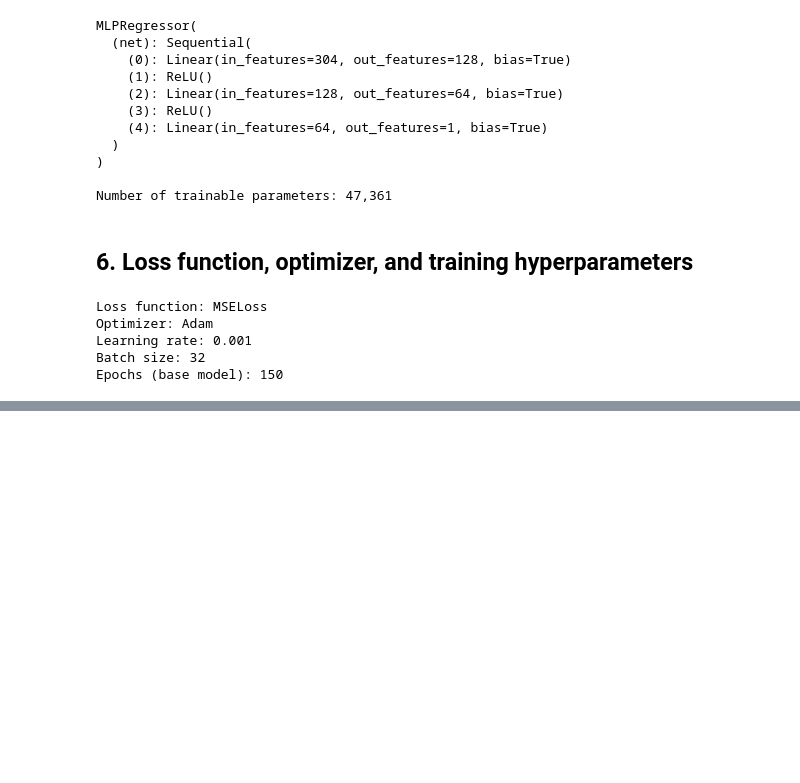
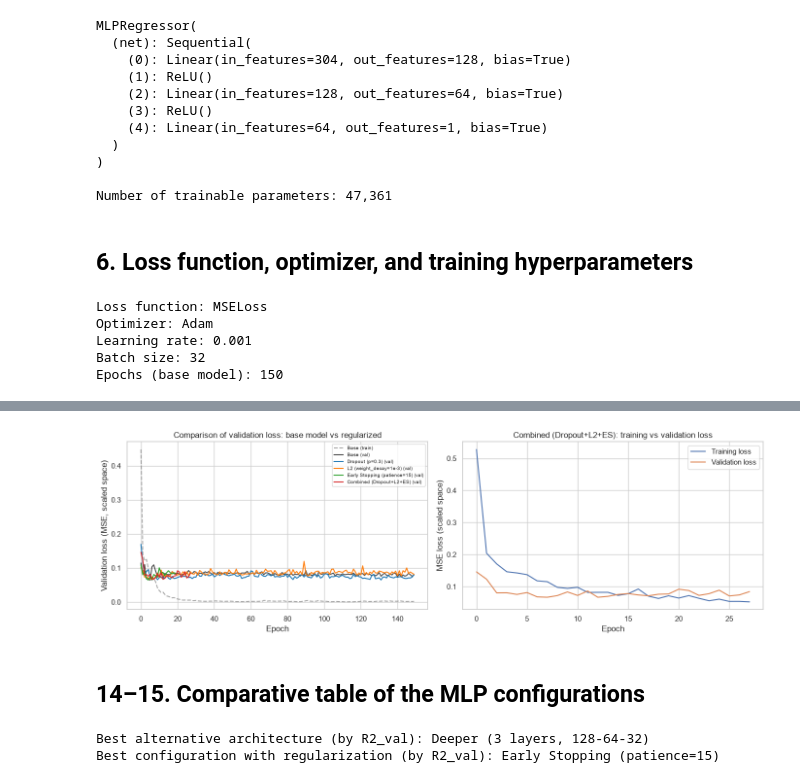
Before and after one commit to anuri-el/Machine-Learning-Technologies, a Jupyter notebook: l6_mlp.ipynb, the cells around one changed output, grey strips where cells are left out. Drawn from its saved outputs; the diff is of its cells as text; code cells hidden in the pictures; blank space fills up the shorter version.

```diff
--- a/l6_mlp.ipynb
+++ b/l6_mlp.ipynb
@@ -333,0 +582,43 @@ model_base = MLPRegressor(input_dim=n_features, hidden_sizes=(128, 64), dropout_
+# %%
+fig, axes = plt.subplots(1, 2, figsize=(14, 4.5))
+
+axes[0].plot(history_base['train_loss'], label='Base (train)', color='gray', linestyle='--', alpha=0.7)
+axes[0].plot(history_base['val_loss'], label='Base (val)', color='black', alpha=0.7)
+colors = plt.cm.tab10.colors
+for i, (name, history) in enumerate(reg_histories.items()):
+    axes[0].plot(history['val_loss'], label=f'{name} (val)', color=colors[i % 10])
+axes[0].set_xlabel('Epoch')
+axes[0].set_ylabel('Validation loss (MSE, scaled space)')
+axes[0].set_title('Comparison of validation loss: base model vs regularized')
+axes[0].legend(fontsize=7)
+
+combo_name = 'Combined (Dropout+L2+ES)'
+axes[1].plot(reg_histories[combo_name]['train_loss'], label='Training loss')
+axes[1].plot(reg_histories[combo_name]['val_loss'], label='Validation loss')
+axes[1].set_xlabel('Epoch')
+axes[1].set_ylabel('MSE loss (scaled space)')
+axes[1].set_title(f'{combo_name}: training vs validation loss')
+axes[1].legend()
+
+plt.tight_layout()
+plt.show()
+# %% [output]
+[figure, added]
+# %% [markdown]
+## 14–15. Comparative table of the MLP configurations
+# %%
+best_arch_name = architecture_results_df.loc[
+    architecture_results_df['architecture'] != 'Base (2 layers, 128-64)', 'R2_val'
+].astype(float).idxmax()
+best_arch_name = architecture_results_df.loc[best_arch_name, 'architecture']
+best_arch_model = architecture_models[best_arch_name]
+
+best_reg_name = reg_results_df['R2_val'].astype(float).idxmax()
+best_reg_name = reg_results_df.loc[best_reg_name, 'configuration']
+best_reg_model = reg_models[best_reg_name]
+
+print(f"Best alternative architecture (by R2_val): {best_arch_name}")
+print(f"Best configuration with regularization (by R2_val): {best_reg_name}")
+# %% [output]
+Best alternative architecture (by R2_val): Deeper (3 layers, 128-64-32)
+Best configuration with regularization (by R2_val): Early Stopping (patience=15)
```
Also changed, not shown: parts of 22 cells of this notebook.
